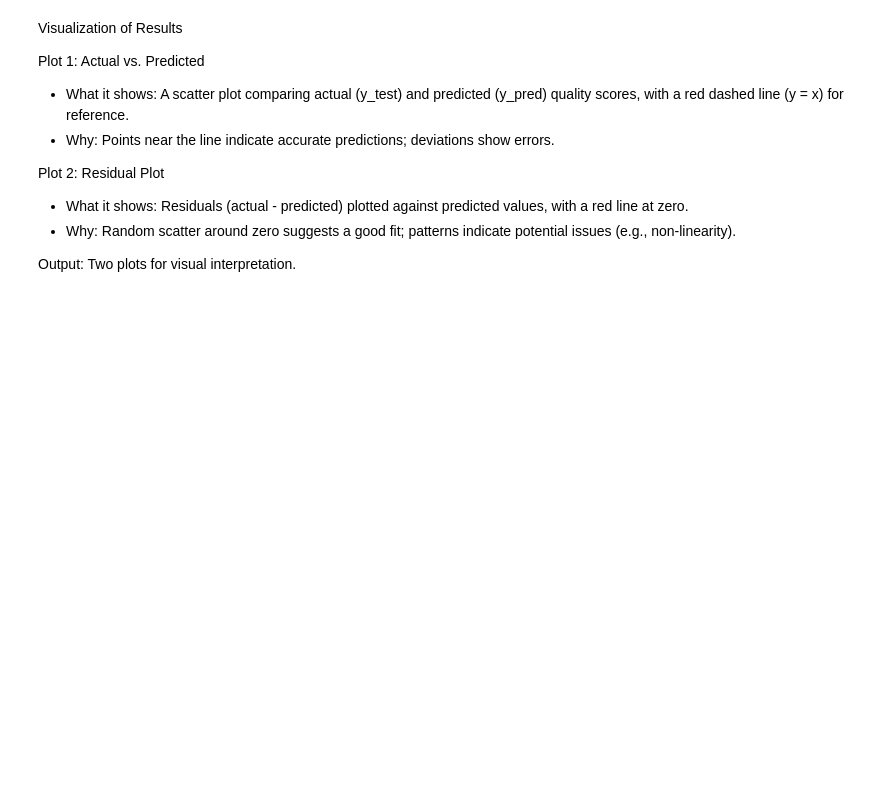
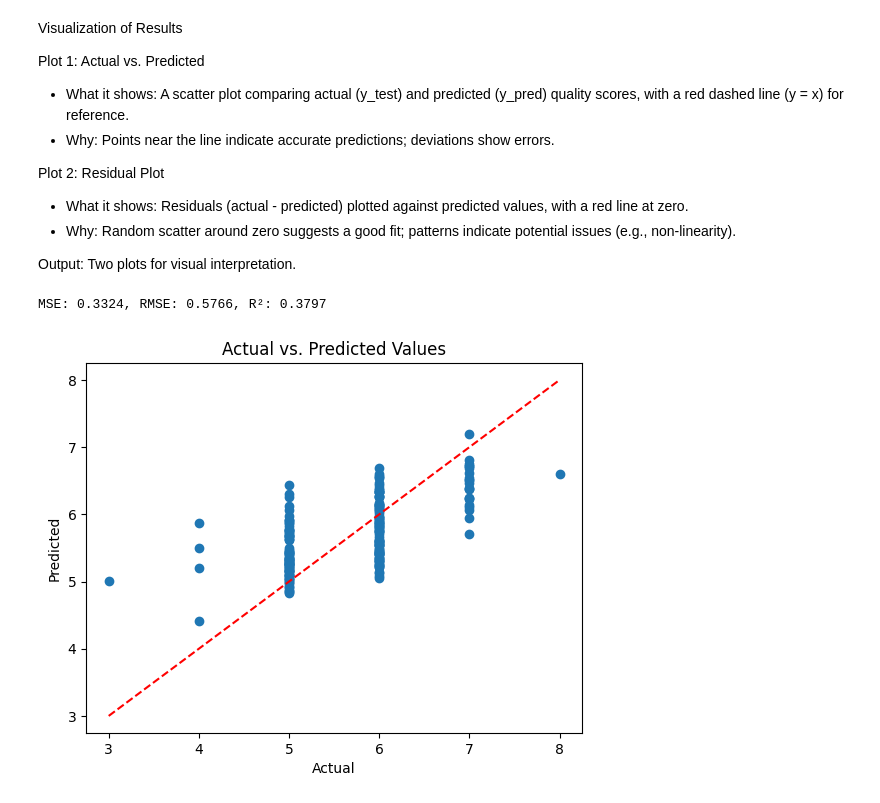
Before and after one commit to hamnasz/Machine-Learning-Basic-Projects, a Jupyter notebook: main.ipynb, the cells around one changed output. Cells and saved outputs as stored; diff of their text form; code cells hidden in the pictures; blank space fills up the shorter version.

```diff
--- a/main.ipynb
+++ b/main.ipynb
@@ -310,3 +310,20 @@ Plot 2: Residual Plot
 - Why: Random scatter around zero suggests a good fit; patterns indicate potential issues (e.g., non-linearity).
 
 Output: Two plots for visual interpretation.
+# %%
+mse = mean_squared_error(y_test, y_pred)
+rmse = np.sqrt(mse)
+r2 = r2_score(y_test, y_pred)
+print(f"MSE: {mse:.4f}, RMSE: {rmse:.4f}, R²: {r2:.4f}")
+# %% [output]
+MSE: 0.3324, RMSE: 0.5766, R²: 0.3797
+# %%
+import matplotlib.pyplot as plt
+plt.scatter(y_test, y_pred)
+plt.plot([y_test.min(), y_test.max()], [y_test.min(), y_test.max()], 'r--')
+plt.xlabel('Actual')
+plt.ylabel('Predicted')
+plt.title('Actual vs. Predicted Values')
+plt.show()
+# %% [output]
+[figure, added]
```
Also changed, not shown: parts of 4 cells of this notebook.
